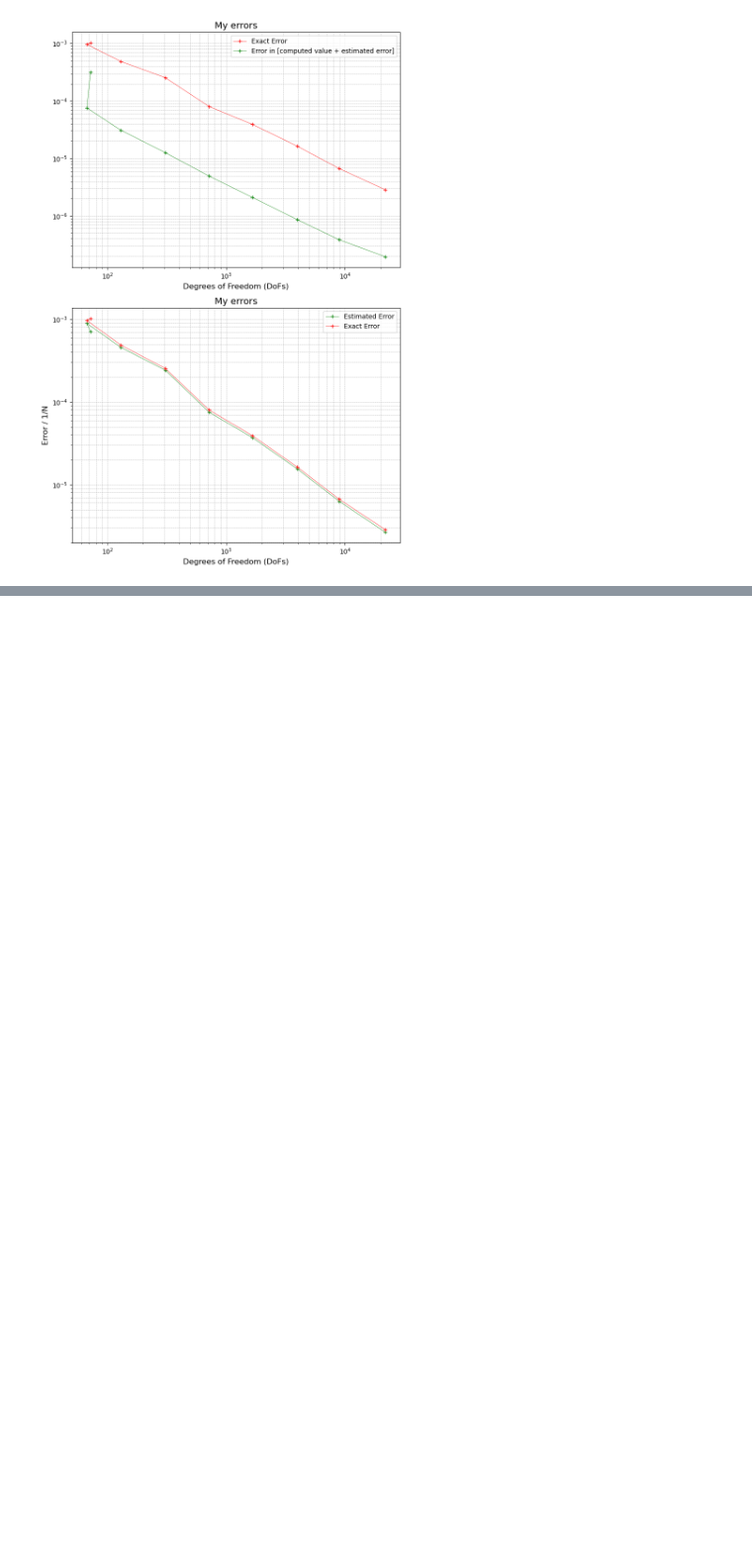
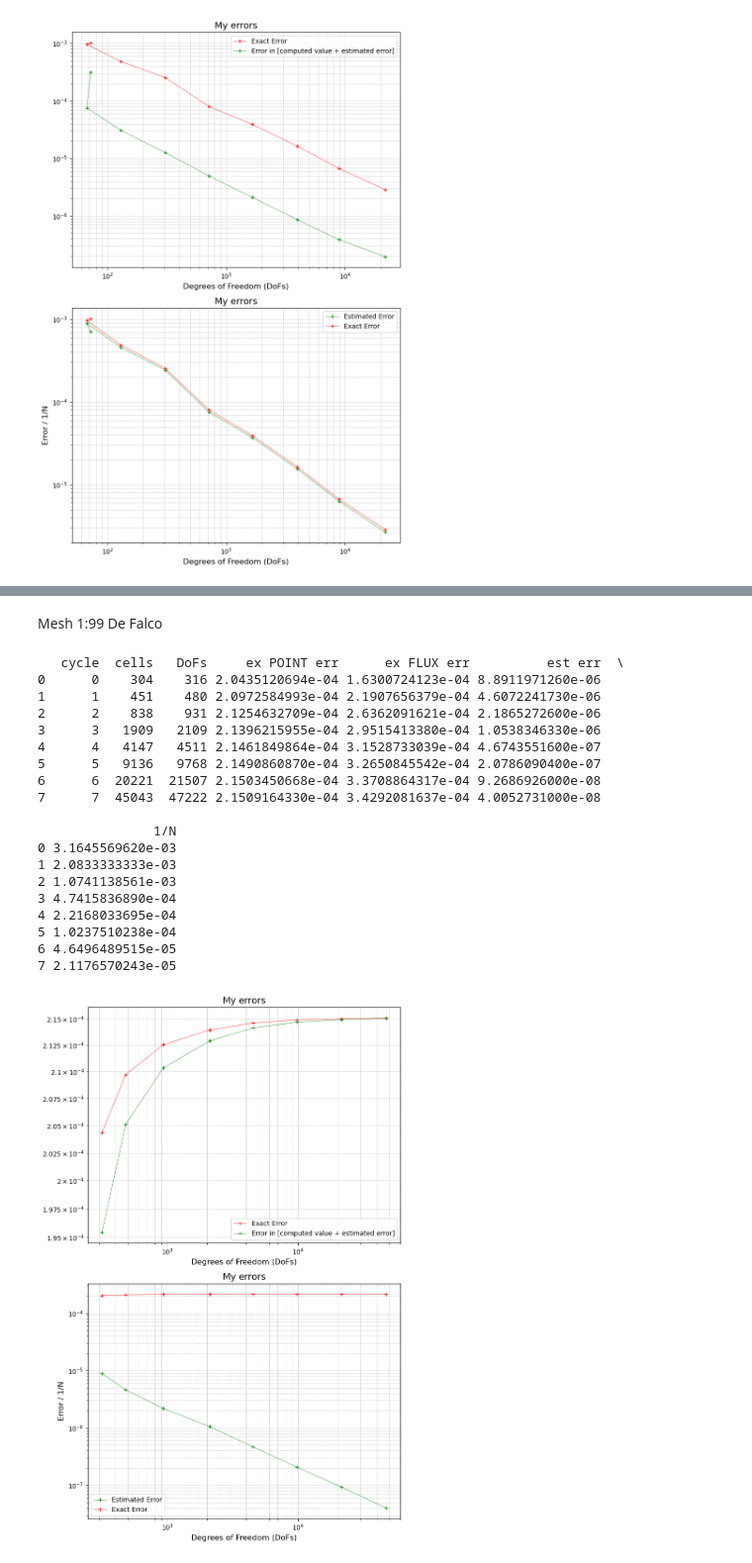
Before and after one commit to Matteo-Malve/ion_propulsion, a Jupyter notebook: postprocessing/error_convergence_plots.ipynb, the cells around one changed output, grey strips where cells are left out. Shown at 99% size. Saved outputs shown, nothing was run; the diff lists cells and outputs as text; code cells hidden in the pictures; blank space fills up the shorter version.

```diff
--- a/postprocessing/error_convergence_plots.ipynb
+++ b/postprocessing/error_convergence_plots.ipynb
@@ -58,0 +126,67 @@ plt.show()
+# %% [markdown]
+Mesh 1:99 De Falco
+# %%
+import pandas as pd
+import matplotlib.pyplot as plt
+import numpy as np
+
+# Load the data from the CSV file
+file_name = "../results/convergence_results.csv"
+#EXACT_VALUE = 0.0334473
+#EXACT_VALUE = 1.767446e-05    # Ratio 1:100
+EXACT_VALUE = 1.742630e-05     # Ratio 1:99
+data = pd.read_csv(file_name)
+
+# Compute 1/N (1/DoFs)
+data['1/N'] = 1 / data['DoFs']
+pd.options.display.float_format = '{:.10e}'.format  # 10 digits of precision
+print(data)
+
+# Create the figure
+plt.figure(figsize=(8, 12))  # Adjust the figure size for two plots
+
+# Plot 1: Original log-log plot
+plt.subplot(2, 1, 1)  # First subplot (top)
+plt.loglog(data['DoFs'], data['ex POINT err'], "r-+", linewidth=0.5, label='Exact Error')
+plt.loglog(data['DoFs'], abs(data['ex POINT err']-data["est err"]),"g-+", linewidth=0.5, label='Error in [computed value + estimated error]')
+#plt.loglog(data['DoFs'], abs((data['computed_value']+data["est err"])-EXACT_VALUE),"y-+", linewidth=0.5, label='(real) Error in [computed value + estimated error]')
+#plt.loglog(data['DoFs'], data['1/N']*0.03, "b:", linewidth=0.5, label='1/N')
+plt.xlabel('Degrees of Freedom (DoFs)', fontsize=12)
+plt.title('My errors', fontsize=14)
+plt.legend()
+plt.grid(True, which="both", linestyle='--', linewidth=0.5)
+
+# Plot 2: Duplicate plot
+plt.subplot(2, 1, 2)  # Second subplot (bottom)
+plt.loglog(data['DoFs'], data['est err'],"g-+", linewidth=0.5, label='Estimated Error')
+plt.loglog(data['DoFs'], data['ex POINT err'],"r-+", linewidth=0.5, label='Exact Error')
+plt.xlabel('Degrees of Freedom (DoFs)', fontsize=12)
+plt.ylabel('Error / 1/N', fontsize=12)
+plt.title('My errors', fontsize=14)
+plt.legend()
+plt.grid(True, which="both", linestyle='--', linewidth=0.5)
+
+# Adjust layout and show the plots
+plt.tight_layout()
+plt.show()
+# %% [output]
+   cycle  cells   DoFs     ex POINT err      ex FLUX err          est err  \
+0      0    304    316 2.0435120694e-04 1.6300724123e-04 8.8911971260e-06
+1      1    451    480 2.0972584993e-04 2.1907656379e-04 4.6072241730e-06
+2      2    838    931 2.1254632709e-04 2.6362091621e-04 2.1865272600e-06
+3      3   1909   2109 2.1396215955e-04 2.9515413380e-04 1.0538346330e-06
+4      4   4147   4511 2.1461849864e-04 3.1528733039e-04 4.6743551600e-07
+5      5   9136   9768 2.1490860870e-04 3.2650845542e-04 2.0786090400e-07
+6      6  20221  21507 2.1503450668e-04 3.3708864317e-04 9.2686926000e-08
+7      7  45043  47222 2.1509164330e-04 3.4292081637e-04 4.0052731000e-08
+
+               1/N
+0 3.1645569620e-03
+1 2.0833333333e-03
+2 1.0741138561e-03
+3 4.7415836890e-04
+4 2.2168033695e-04
+5 1.0237510238e-04
+6 4.6496489515e-05
+7 2.1176570243e-05
+[figure, added]
```
Also changed, not shown: parts of 2 cells of this notebook, 12 other files.
